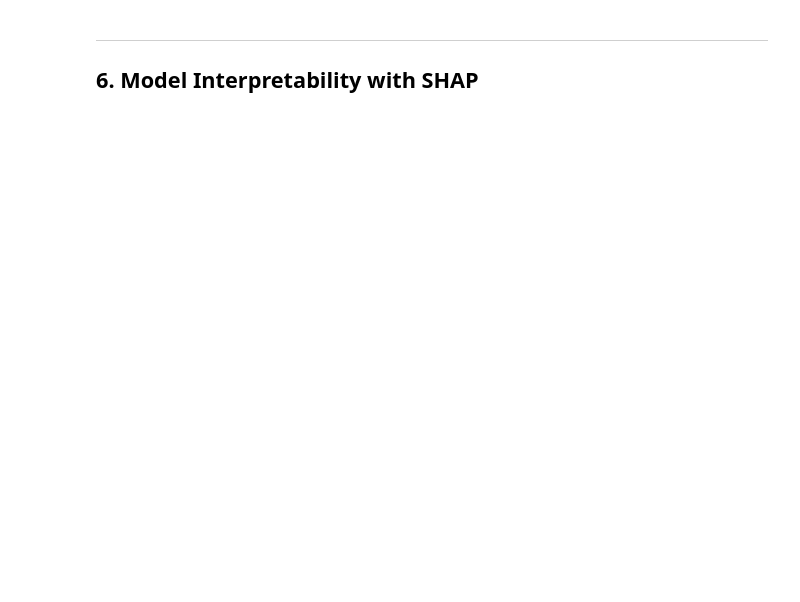
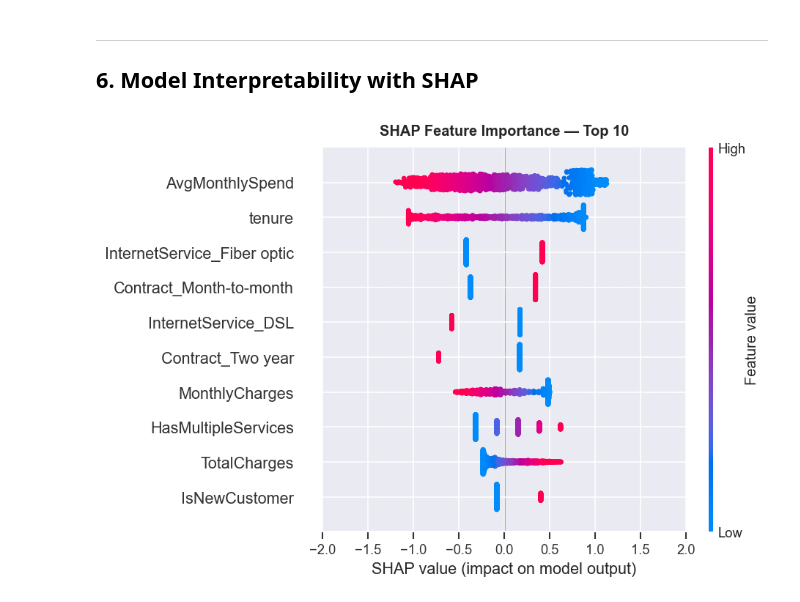
Before and after one commit to yasmineperez/churn-prediction, a Jupyter notebook: churn_prediction.ipynb, the cells around one changed output. Cells and saved outputs as stored; diff of their text form; code cells hidden in the pictures; blank space fills up the shorter version.

```diff
--- a/churn_prediction.ipynb
+++ b/churn_prediction.ipynb
@@ -324,18 +383,21 @@ plt.show()
 ## 6. Model Interpretability with SHAP
 # %%
 # SHAP values
-explainer = shap.TreeExplainer(best_model)
+explainer = shap.LinearExplainer(best_model, X_train_proc)
 shap_values = explainer.shap_values(X_test_proc)
 
 # Get feature names after one-hot encoding
 ohe_features = preprocessor.named_transformers_['cat']['onehot'].get_feature_names_out(cat_features)
 all_features = num_features + list(ohe_features)
 
 # Summary plot
 plt.figure(figsize=(10, 7))
 shap.summary_plot(shap_values, X_test_proc, feature_names=all_features,
-                  max_display=15, show=False)
-plt.title('SHAP Feature Importance — Top 15', fontweight='bold', pad=15)
+                  max_display=10, show=False)
+plt.xlim(-2,2)
+plt.title('SHAP Feature Importance — Top 10', fontweight='bold', pad=10)
 plt.tight_layout()
 plt.savefig('img/shap_summary.png', bbox_inches='tight')
 plt.show()
+# %% [output]
+[figure, added]
```
Also changed, not shown: parts of 23 cells of this notebook, 11 other files.
